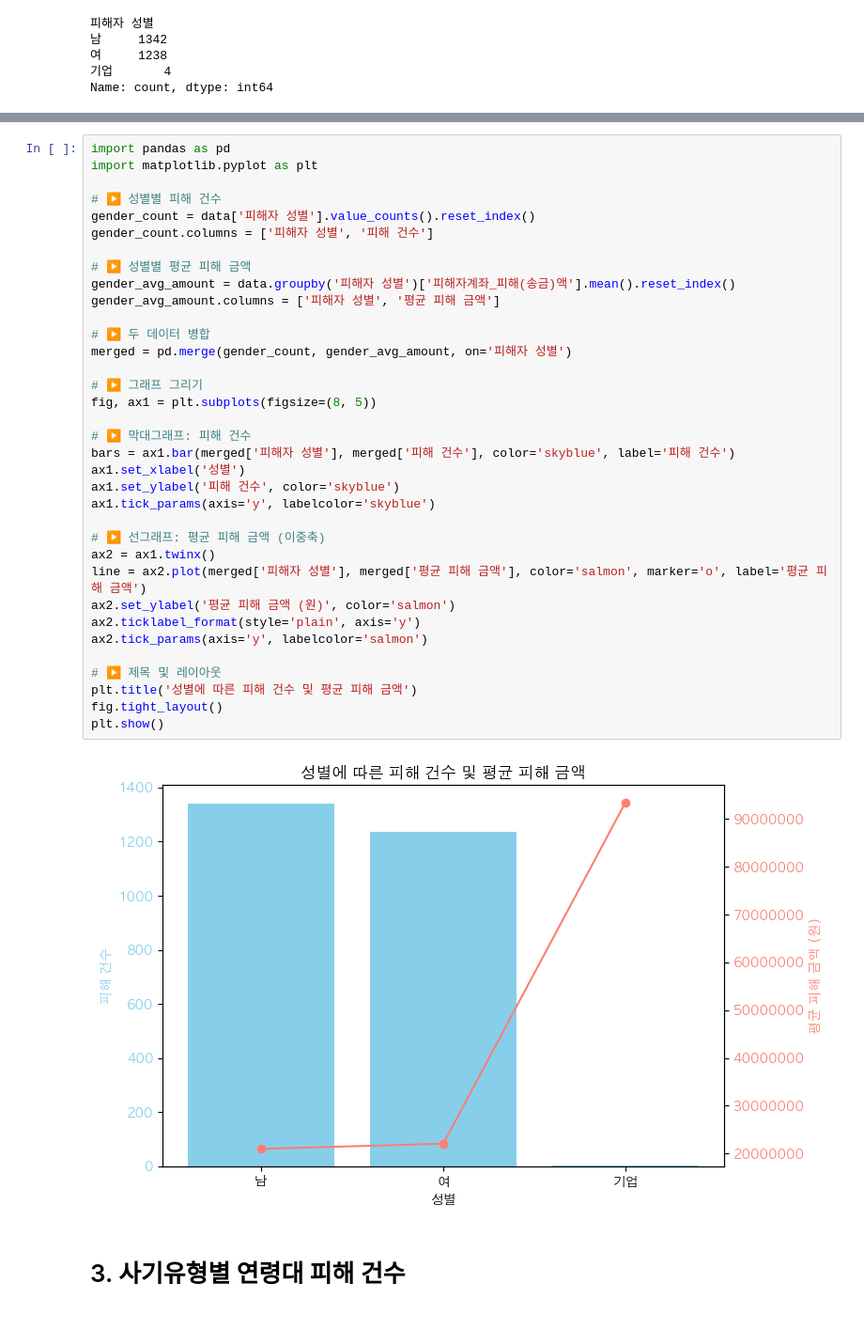
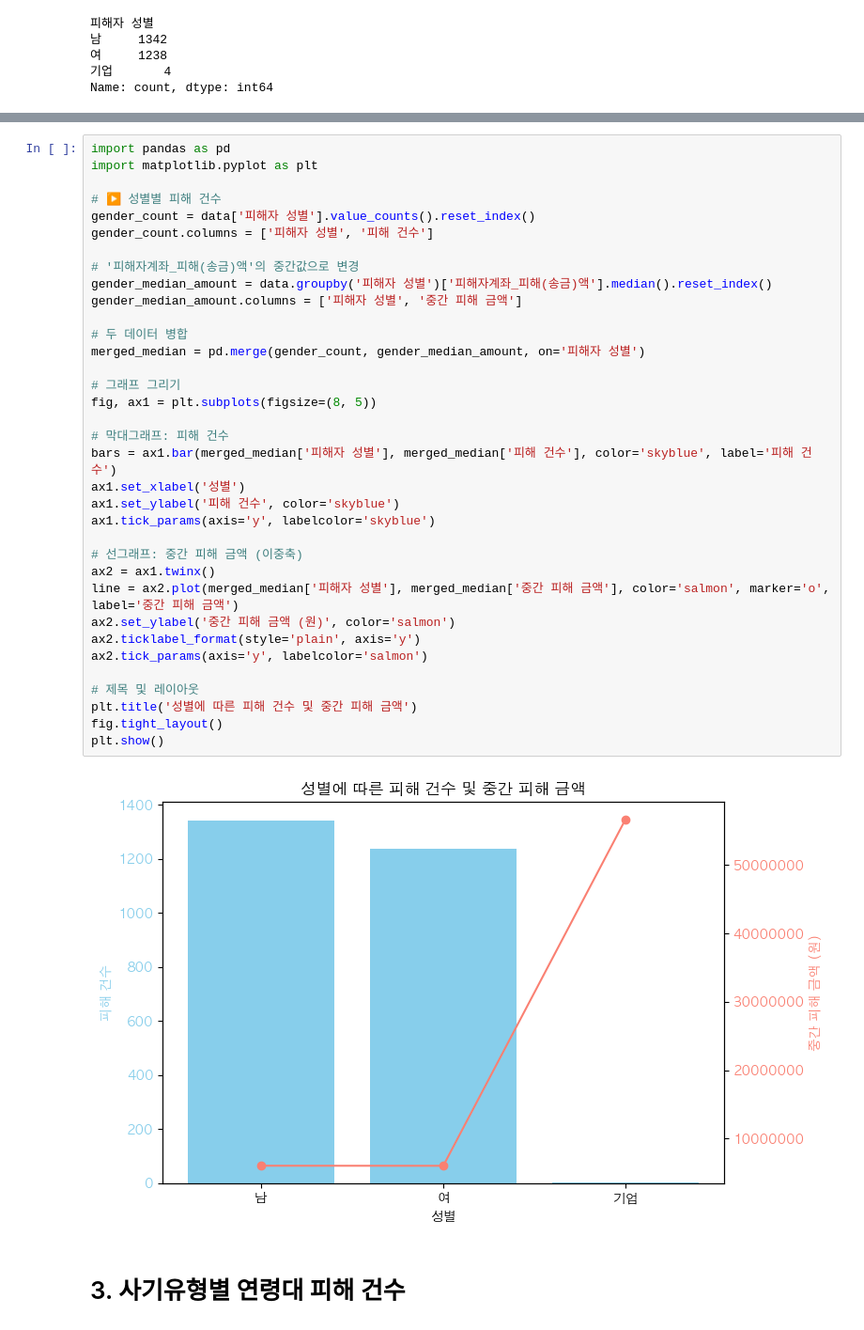
Before and after one commit to haninnisfree/fraud_account_analysis, a Jupyter notebook: team3.ipynb, the cells around one changed output, grey strips where cells are left out. Shown at 94% size. Cells and saved outputs as stored; diff of their text form.

```diff
--- a/team3.ipynb
+++ b/team3.ipynb
@@ -189,40 +189,40 @@ print(corp_data.head())
 # %%
 import pandas as pd
 import matplotlib.pyplot as plt
 
 # ▶ 성별별 피해 건수
 gender_count = data['피해자 성별'].value_counts().reset_index()
 gender_count.columns = ['피해자 성별', '피해 건수']
 
-# ▶ 성별별 평균 피해 금액
-gender_avg_amount = data.groupby('피해자 성별')['피해자계좌_피해(송금)액'].mean().reset_index()
-gender_avg_amount.columns = ['피해자 성별', '평균 피해 금액']
+# '피해자계좌_피해(송금)액'의 중간값으로 변경
+gender_median_amount = data.groupby('피해자 성별')['피해자계좌_피해(송금)액'].median().reset_index()
+gender_median_amount.columns = ['피해자 성별', '중간 피해 금액']
 
-# ▶ 두 데이터 병합
-merged = pd.merge(gender_count, gender_avg_amount, on='피해자 성별')
+# 두 데이터 병합
+merged_median = pd.merge(gender_count, gender_median_amount, on='피해자 성별')
 
-# ▶ 그래프 그리기
+# 그래프 그리기
 fig, ax1 = plt.subplots(figsize=(8, 5))
 
-# ▶ 막대그래프: 피해 건수
-bars = ax1.bar(merged['피해자 성별'], merged['피해 건수'], color='skyblue', label='피해 건수')
+# 막대그래프: 피해 건수
+bars = ax1.bar(merged_median['피해자 성별'], merged_median['피해 건수'], color='skyblue', label='피해 건수')
 ax1.set_xlabel('성별')
 ax1.set_ylabel('피해 건수', color='skyblue')
 ax1.tick_params(axis='y', labelcolor='skyblue')
 
-# ▶ 선그래프: 평균 피해 금액 (이중축)
+# 선그래프: 중간 피해 금액 (이중축)
 ax2 = ax1.twinx()
-line = ax2.plot(merged['피해자 성별'], merged['평균 피해 금액'], color='salmon', marker='o', label='평균 피해 금액')
-ax2.set_ylabel('평균 피해 금액 (원)', color='salmon')
+line = ax2.plot(merged_median['피해자 성별'], merged_median['중간 피해 금액'], color='salmon', marker='o', label='중간 피해 금액')
+ax2.set_ylabel('중간 피해 금액 (원)', color='salmon')
 ax2.ticklabel_format(style='plain', axis='y')
 ax2.tick_params(axis='y', labelcolor='salmon')
 
-# ▶ 제목 및 레이아웃
-plt.title('성별에 따른 피해 건수 및 평균 피해 금액')
+# 제목 및 레이아웃
+plt.title('성별에 따른 피해 건수 및 중간 피해 금액')
 fig.tight_layout()
 plt.show()
 # %% [output]
-[figure, old version]
+[figure, new version]
 # %% [markdown]
 # 3. 사기유형별 연령대 피해 건수
 # %%
```
Also changed, not shown: parts of 2 cells of this notebook, 3 other files.
